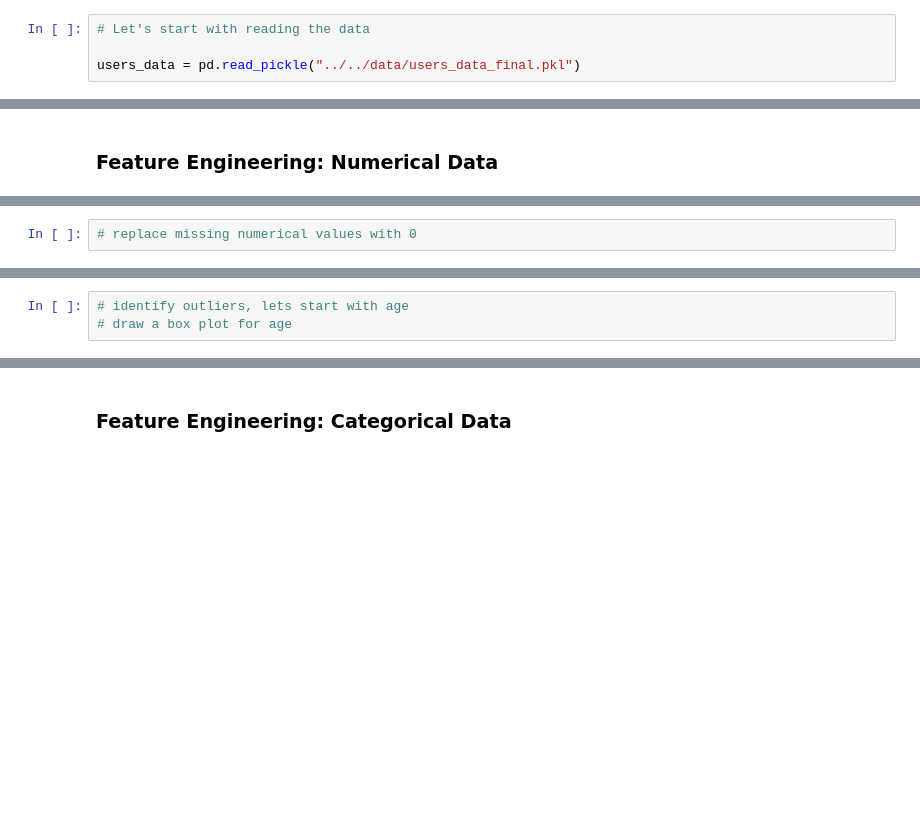
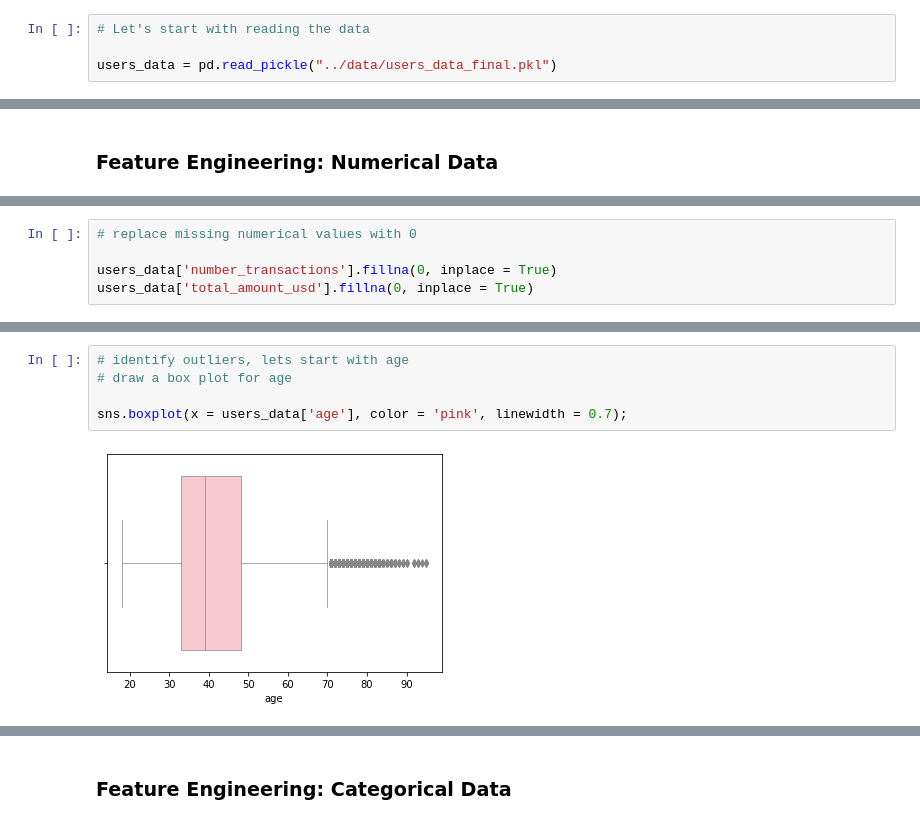
Before and after one commit to shaq31415926/ip302, a Jupyter notebook: notebooks/05-sh-ip302-lecture.ipynb, the cells around one changed output, grey strips where cells are left out. Cells and saved outputs as stored; diff of their text form; blank space fills up the shorter version.

```diff
--- a/notebooks/05-sh-ip302-lecture.ipynb
+++ b/notebooks/05-sh-ip302-lecture.ipynb
@@ -13,7 +13,7 @@ from sklearn.metrics import r2_score
 # %%
 # Let's start with reading the data
 
-users_data = pd.read_pickle("../../data/users_data_final.pkl")
+users_data = pd.read_pickle("../data/users_data_final.pkl")
 # %%
 # look at a preview of the data
 
@@ -44,5 +94,8 @@ users_data.drop(['date_joined'], axis = 1, inplace = True)
 # %%
 # replace missing numerical values with 0
+
+users_data['number_transactions'].fillna(0, inplace = True)
+users_data['total_amount_usd'].fillna(0, inplace = True)
 # %%
 # identify highly correlated variables
 # look at the correlations, can you see any combinations with
@@ -49,5 +131,9 @@ users_data.drop(['date_joined'], axis = 1, inplace = True)
 # %%
 # identify outliers, lets start with age
 # draw a box plot for age
+
+sns.boxplot(x = users_data['age'], color = 'pink', linewidth = 0.7);
+# %% [output]
+[figure, added]
 # %%
 # draw a histogram for age
```
Also changed, not shown: parts of 47 cells of this notebook.
